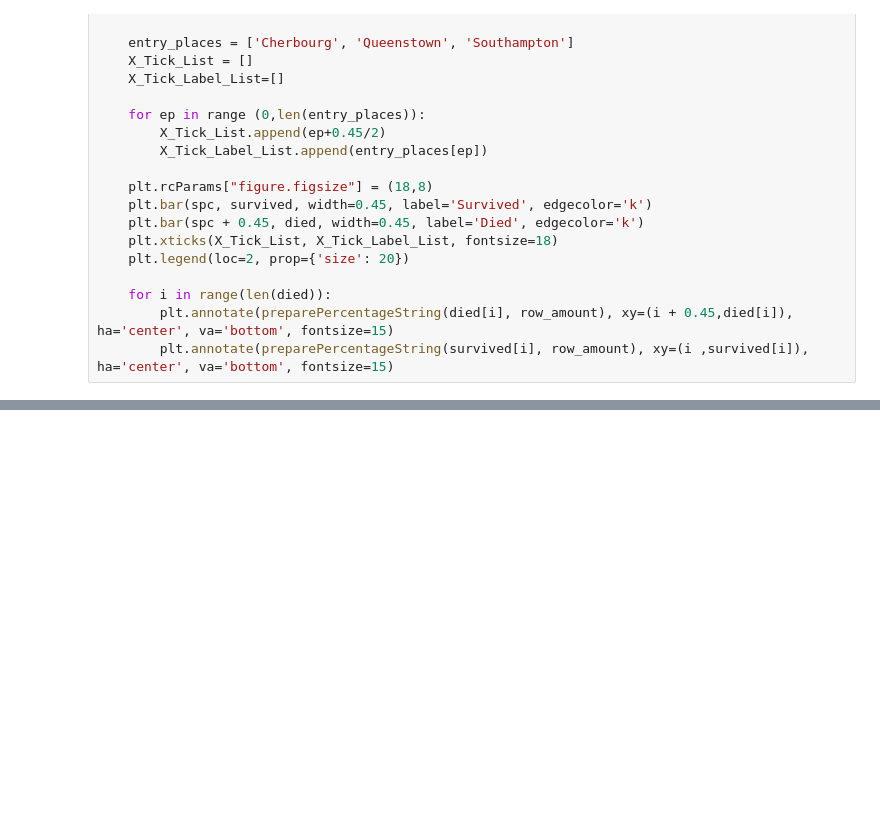
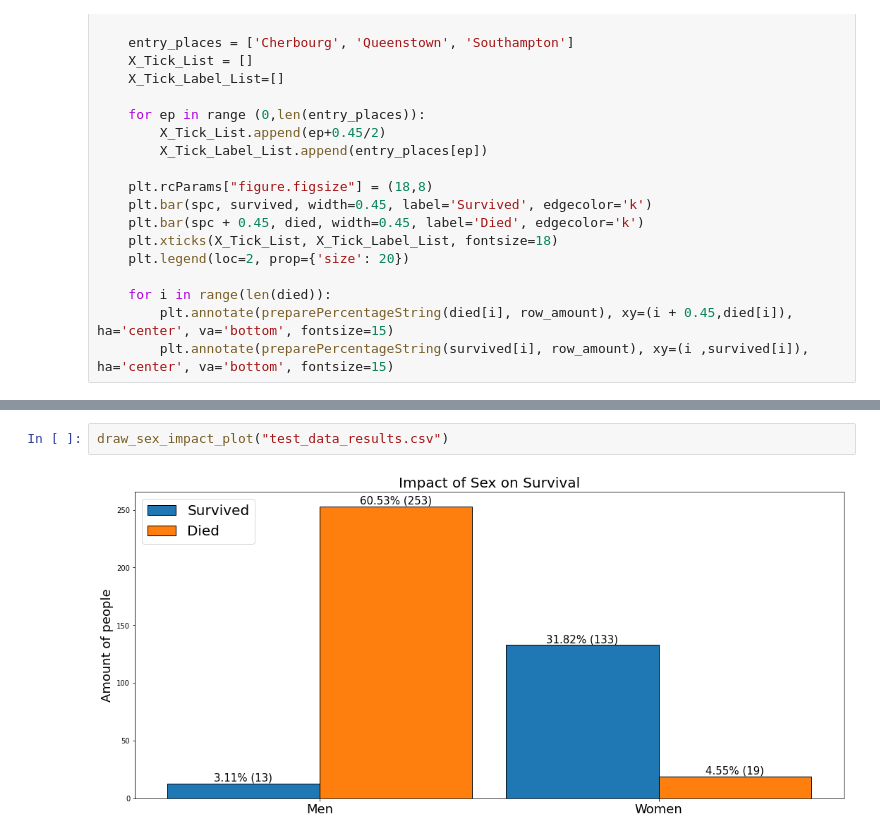
Before and after one commit to michal3pol/titanic, a Jupyter notebook: Plots.ipynb, the cells around one changed output, grey strips where cells are left out. Drawn from its saved outputs; the diff is of its cells as text; blank space fills up the shorter version.

```diff
--- a/Plots.ipynb
+++ b/Plots.ipynb
@@ -135,0 +169,4 @@ draw_class_impact_plot("train_data_results.csv")
+# %%
+draw_sex_impact_plot("test_data_results.csv")
+# %% [output]
+[figure, added]
```
Also changed, not shown: parts of 19 cells of this notebook, 1 other file.
